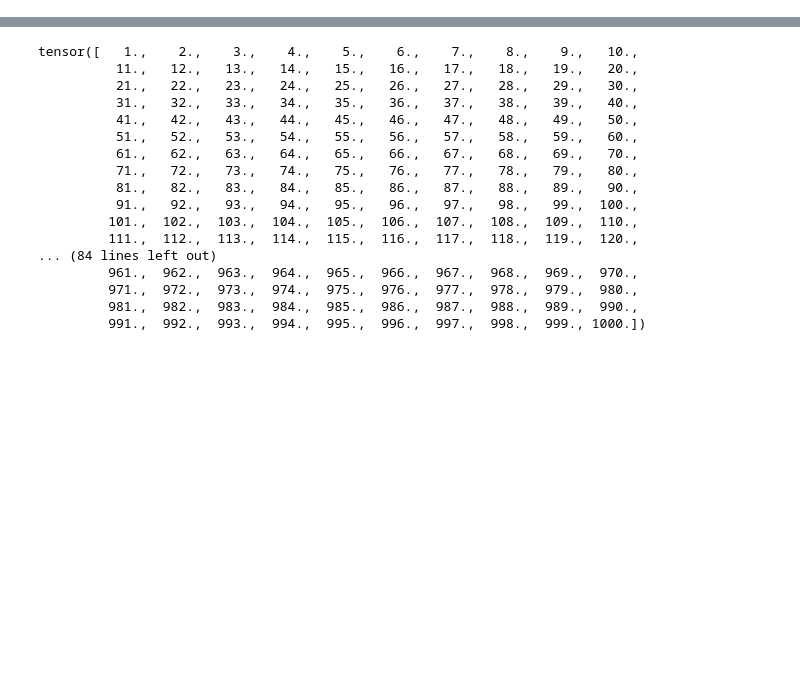
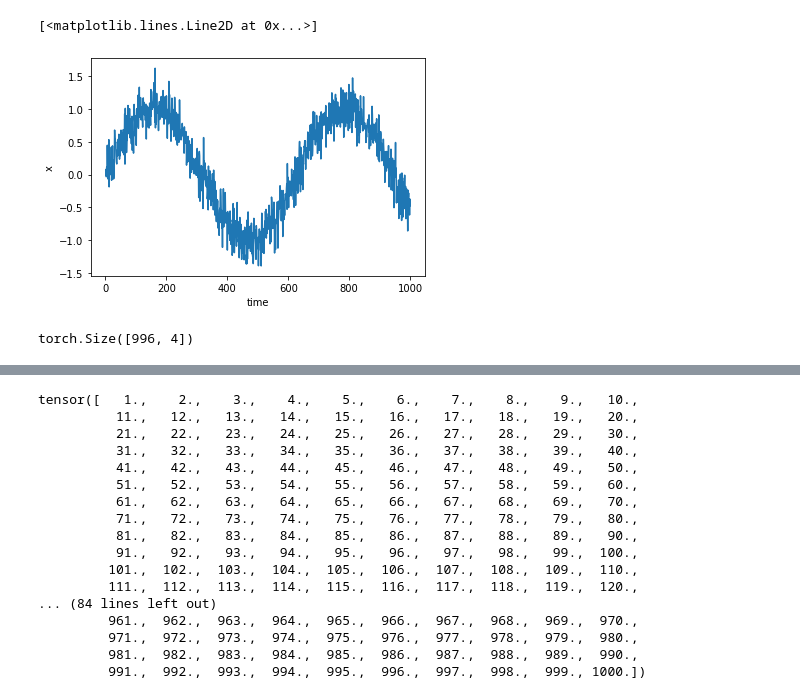
Before and after one commit to 719792323/Pytorch, a Jupyter notebook: 3_内容模块/8_循环网络/1_基础内容.ipynb, the cells around one changed output, grey strips where cells are left out. Cells and saved outputs as stored; diff of their text form; code cells hidden in the pictures; blank space fills up the shorter version.

```diff
--- a/3_内容模块/8_循环网络/1_基础内容.ipynb
+++ b/3_内容模块/8_循环网络/1_基础内容.ipynb
@@ -3,3 +3,8 @@ import torch
 from torch import nn
 import matplotlib.pyplot as plt
 from torch.utils import data
+# %%
+# 生成基于sin的序列数据
+T = 1000
+time = torch.arange(1, T + 1, dtype=torch.float32)
+time
@@ -5,0 +29,3 @@ from torch.utils import data
+# %%
+x = torch.sin(0.01 * time) + torch.normal(0, 0.2, (T,))
+x
@@ -5,0 +50,22 @@ from torch.utils import data
+# %%
+plt.xlabel("time")
+plt.ylabel("x")
+plt.plot(time, x)
+# %% [output]
+[<matplotlib.lines.Line2D at 0x...>]
+[figure, added]
+# %%
+# 基于序列数据生成，训练数据
+"""
+例如x=[1,2,3,4,5,6,,,1000]
+features[0]=[1,2,3,4],labels[0]=5
+features[1]=[2,3,4,5],labels[1]=6
+"""
+tau = 4
+features = torch.zeros((T - tau, tau))
+print(features.shape)
+for i in range(tau):
+    features[:, i] = x[i: T - tau + i]
+labels = x[tau:].reshape((-1, 1))
+# %% [output]
+torch.Size([996, 4])
```
Also changed, not shown: parts of 19 cells of this notebook, 1 other file.
